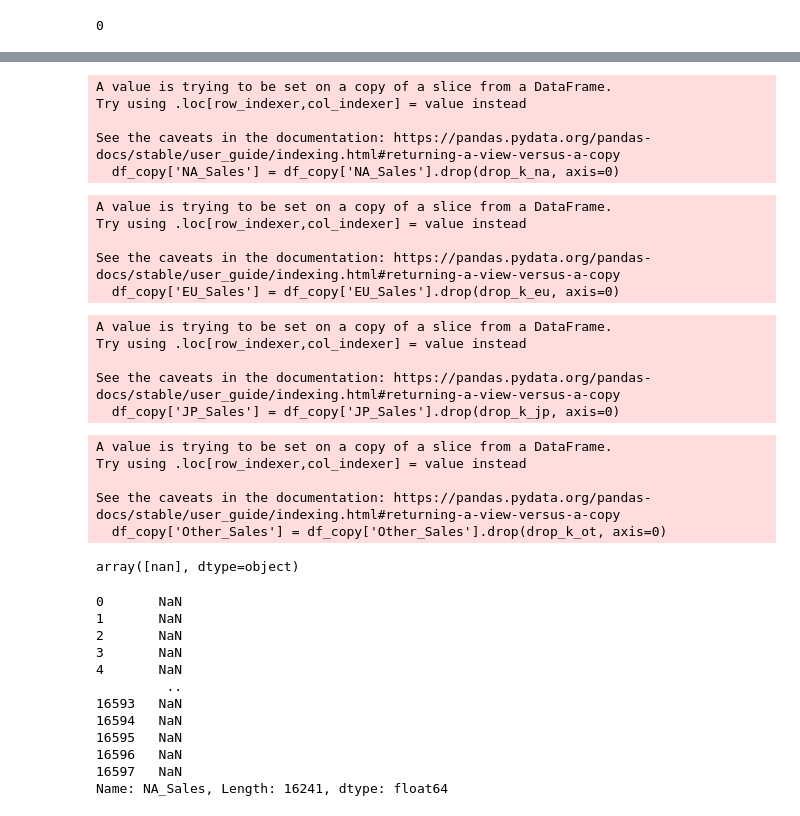
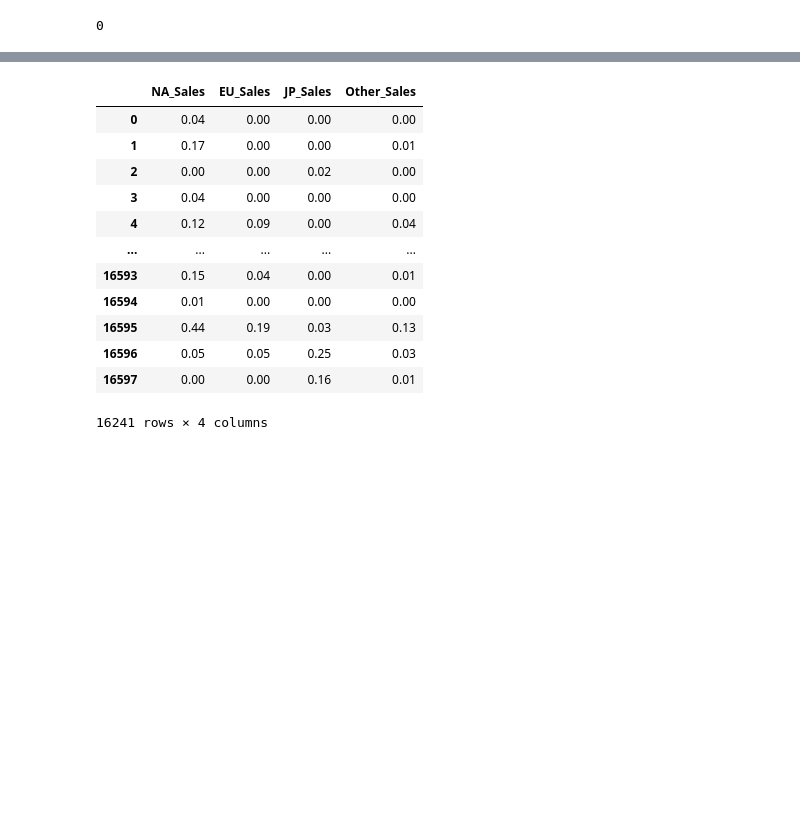
Before and after one commit to hoonputer/Section1_Project, a Jupyter notebook: Untitled6.ipynb, the cells around one changed output, grey strips where cells are left out. Cells and saved outputs as stored; diff of their text form; code cells hidden in the pictures; blank space fills up the shorter version.

```diff
--- a/Untitled6.ipynb
+++ b/Untitled6.ipynb
@@ -153,56 +93,0 @@ See the caveats in the documentation: https://pandas.pydata.org/pandas-docs/stab
-# %%
-drop_k_na = df_copy['NA_Sales'].str.contains('K').index
-df_copy['NA_Sales'] = df_copy['NA_Sales'].drop(drop_k_na, axis=0)
-# %% [output]
-A value is trying to be set on a copy of a slice from a DataFrame.
-Try using .loc[row_indexer,col_indexer] = value instead
-
-See the caveats in the documentation: https://pandas.pydata.org/pandas-docs/stable/user_guide/indexing.html#returning-a-view-versus-a-copy
-  df_copy['NA_Sales'] = df_copy['NA_Sales'].drop(drop_k_na, axis=0)
-# %%
-drop_k_eu = df_copy['EU_Sales'].str.contains('K').index
-df_copy['EU_Sales'] = df_copy['EU_Sales'].drop(drop_k_eu, axis=0)
-# %% [output]
-A value is trying to be set on a copy of a slice from a DataFrame.
-Try using .loc[row_indexer,col_indexer] = value instead
-
-See the caveats in the documentation: https://pandas.pydata.org/pandas-docs/stable/user_guide/indexing.html#returning-a-view-versus-a-copy
-  df_copy['EU_Sales'] = df_copy['EU_Sales'].drop(drop_k_eu, axis=0)
-# %%
-drop_k_jp = df_copy['JP_Sales'].str.contains('K').index
-df_copy['JP_Sales'] = df_copy['JP_Sales'].drop(drop_k_jp, axis=0)
-# %% [output]
-A value is trying to be set on a copy of a slice from a DataFrame.
-Try using .loc[row_indexer,col_indexer] = value instead
-
-See the caveats in the documentation: https://pandas.pydata.org/pandas-docs/stable/user_guide/indexing.html#returning-a-view-versus-a-copy
-  df_copy['JP_Sales'] = df_copy['JP_Sales'].drop(drop_k_jp, axis=0)
-# %%
-drop_k_ot = df_copy['Other_Sales'].str.contains('K').index
-df_copy['Other_Sales'] = df_copy['Other_Sales'].drop(drop_k_ot, axis=0)
-# %% [output]
-A value is trying to be set on a copy of a slice from a DataFrame.
-Try using .loc[row_indexer,col_indexer] = value instead
-
-See the caveats in the documentation: https://pandas.pydata.org/pandas-docs/stable/user_guide/indexing.html#returning-a-view-versus-a-copy
-  df_copy['Other_Sales'] = df_copy['Other_Sales'].drop(drop_k_ot, axis=0)
-# %%
-df_copy['NA_Sales'].unique()
-# %% [output]
-array([nan], dtype=object)
-# %%
-# 데이터 타입을 바꿔줄 예정 Sales 값들은 float로
-df_copy['NA_Sales'].astype(float)
-# %% [output]
-0       NaN
-1       NaN
-2       NaN
-3       NaN
-4       NaN
-         ..
-16593   NaN
-16594   NaN
-16595   NaN
-16596   NaN
-16597   NaN
-Name: NA_Sales, Length: 16241, dtype: float64
@@ -212,0 +99,23 @@ df[df.duplicated()]
+# %%
+def k_m_fix(df):
+  df_ = df.copy()
+  for i in df_.columns:
+    df_[i] = df_[i].map(lambda x: str(float(x.replace("K", "")) / 1000) if "K" in x else x) # str로 다시 감싸주지 않으니 dtype이 object인 column에서 float은 nan으로 인식되는 듯
+    df_[i] = df_[i].str.replace("M","")
+  return df_.astype(float)
+
+k_m_fix(df_copy.loc[:,"NA_Sales":"Other_Sales"])
+# %% [output]
+|  | NA_Sales | EU_Sales | JP_Sales | Other_Sales |
+| 0 | 0.04 | 0.00 | 0.00 | 0.00 |
+| 1 | 0.17 | 0.00 | 0.00 | 0.01 |
+| 2 | 0.00 | 0.00 | 0.02 | 0.00 |
+| 3 | 0.04 | 0.00 | 0.00 | 0.00 |
+| 4 | 0.12 | 0.09 | 0.00 | 0.04 |
+| ... | ... | ... | ... | ... |
+| 16593 | 0.15 | 0.04 | 0.00 | 0.01 |
+| 16594 | 0.01 | 0.00 | 0.00 | 0.00 |
+| 16595 | 0.44 | 0.19 | 0.03 | 0.13 |
+| 16596 | 0.05 | 0.05 | 0.25 | 0.03 |
+| 16597 | 0.00 | 0.00 | 0.16 | 0.01 |
+16241 rows × 4 columns
```
Also changed, not shown: parts of 40 cells of this notebook.
